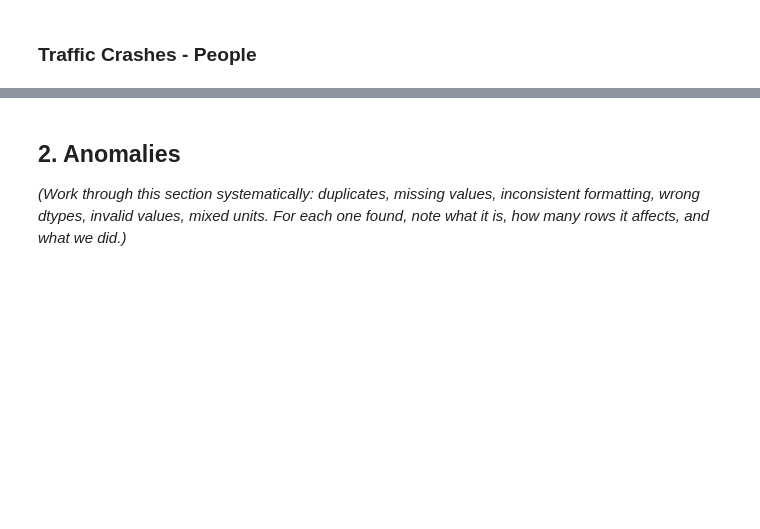
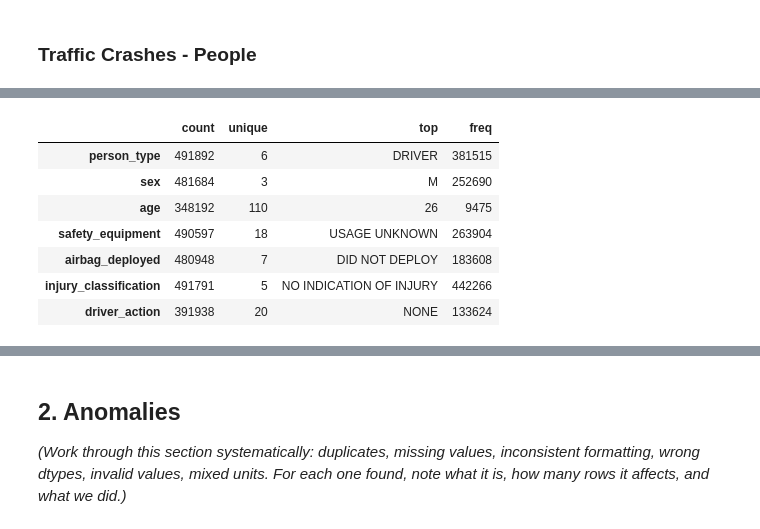
Before and after one commit to anirudhk-tech/cs418-data-science, a Jupyter notebook: notebooks/eda.ipynb, the cells around one changed output, grey strips where cells are left out. Drawn from its saved outputs; the diff is of its cells as text; code cells hidden in the pictures; blank space fills up the shorter version.

```diff
--- a/notebooks/eda.ipynb
+++ b/notebooks/eda.ipynb
@@ -49,3 +149,16 @@ people.isnull().sum().sort_values(ascending=False)
 # %%
-people.describe(include='all').T
+people_relevant_cols = [
+    "person_type", "sex", "age", "safety_equipment",
+    "airbag_deployed", "injury_classification", "driver_action",
+]
+people[people_relevant_cols].describe(include="all").T
+# %% [output]
+|  | count | unique | top | freq |
+| person_type | 491892 | 6 | DRIVER | 381515 |
+| sex | 481684 | 3 | M | 252690 |
+| age | 348192 | 110 | 26 | 9475 |
+| safety_equipment | 490597 | 18 | USAGE UNKNOWN | 263904 |
+| airbag_deployed | 480948 | 7 | DID NOT DEPLOY | 183608 |
+| injury_classification | 491791 | 5 | NO INDICATION OF INJURY | 442266 |
+| driver_action | 391938 | 20 | NONE | 133624 |
 # %% [markdown]
```
Also changed, not shown: parts of 34 cells of this notebook, 3 other files.
